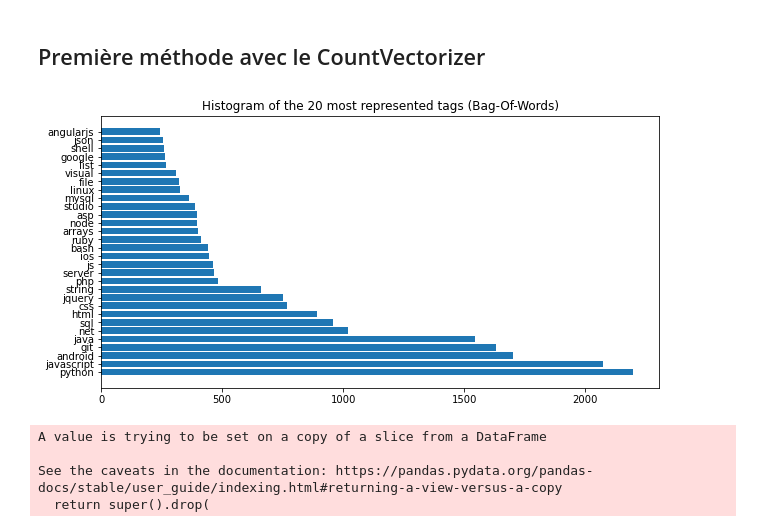
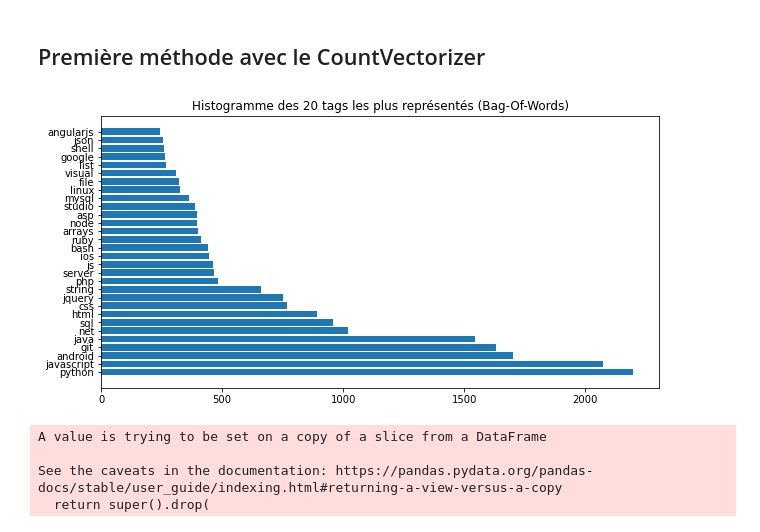
Before and after one commit to jeje0410/P6_Categorisation_questions, a Jupyter notebook: P6_Analyse.ipynb, the cells around one changed output. Cells and saved outputs as stored; diff of their text form; code cells hidden in the pictures.

```diff
--- a/P6_Analyse.ipynb
+++ b/P6_Analyse.ipynb
@@ -57,3 +46,7 @@ True
+# %%
+df["BODY"] = df["BODY"].str.lower()
+df["Tags"] = df["Tags"].str.lower()
+df["Title"] = df["Title"].str.lower()
 # %% [markdown]
 # Traitement du champs Tags
 * On détermine les 100 Tags les plus utlisés
@@ -63,25 +56,25 @@ True
 ## Première méthode avec le CountVectorizer
 # %%
 # Processing tags
-df["Tags"] = df["Tags"].replace({"<" : " "},
+df["Tags1"] = df["Tags"].replace({"<" : " "},
                                      regex=True)
-df["Tags"] = df["Tags"].replace({">" : ","},
+df["Tags1"] = df["Tags1"].replace({">" : ","},
                                      regex=True)
-df["Tags"] = df["Tags"].str.rstrip(',')
+df["Tags1"] = df["Tags1"].str.rstrip(',')
 # %%
 vectorizer = CountVectorizer(max_features=100)
-bow_tags = vectorizer.fit_transform(df["Tags"]).toarray()
+bow_tags = vectorizer.fit_transform(df["Tags1"]).toarray()
 df_tags = pd.DataFrame(bow_tags, columns=vectorizer.get_feature_names_out())
 df_tags = pd.DataFrame(df_tags.sum(), columns=["Value"])
 # %%
 top_20_tags_word = df_tags.sort_values("Value", ascending=False)[:30]
 
 plt.figure(figsize=(10,5))
 plt.barh(y=top_20_tags_word.index, width=top_20_tags_word.Value)
-plt.title("Histogram of the 20 most represented tags (Bag-Of-Words)")
+plt.title("Histogramme des 20 tags les plus représentés (Bag-Of-Words)")
 plt.show()
 # %% [output]
-[figure, old version]
+[figure, new version]
 # %%
 tags_more_frequent = df_tags.loc[df_tags["Value"] >= 150].sort_values("Value", ascending=False).index.tolist()
 # %%
```
Also changed, not shown: parts of 32 cells of this notebook.
